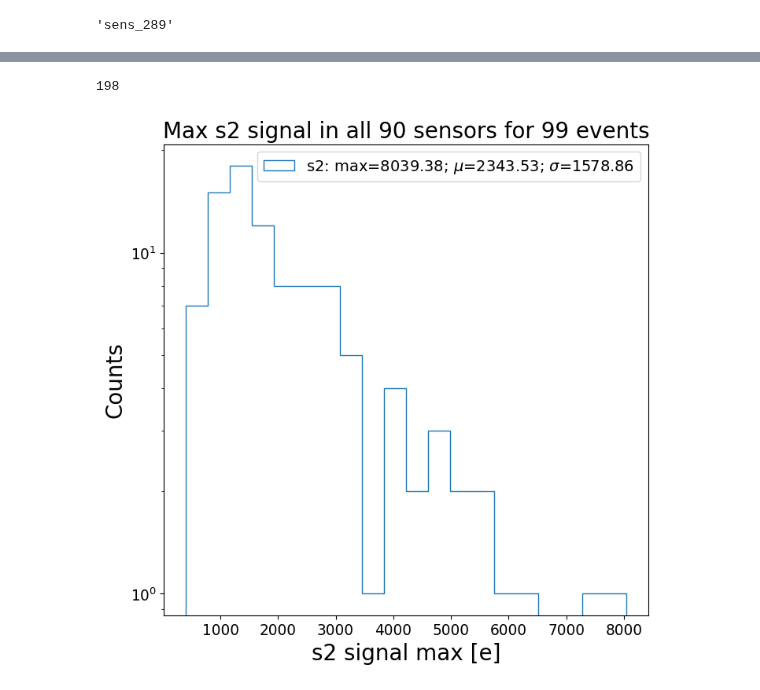
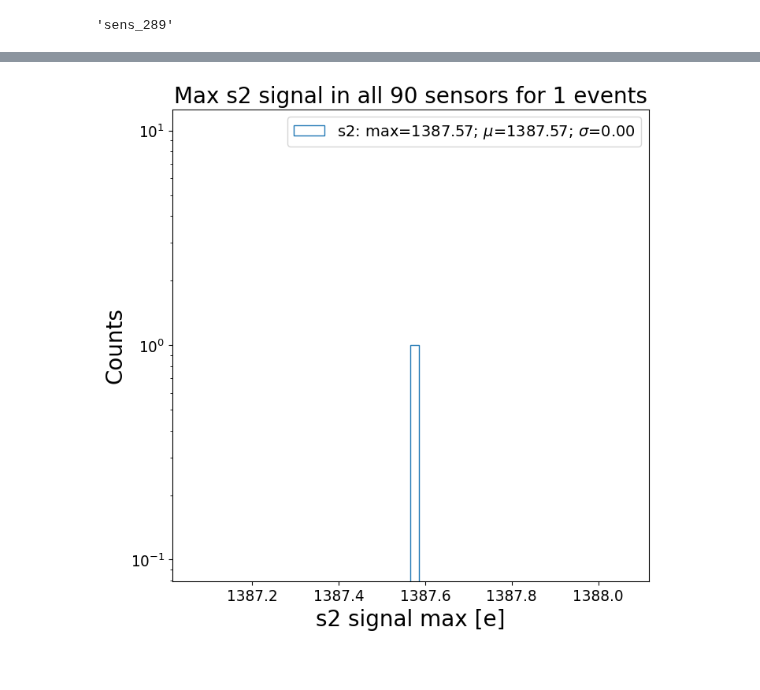
Before and after one commit to mariandbt/python, a Jupyter notebook: notebooks/20231228_NEXT100_offlineS2hists.ipynb, the cells around one changed output, grey strips where cells are left out. Saved outputs shown, nothing was run; the diff lists cells and outputs as text; code cells hidden in the pictures.

```diff
--- a/notebooks/20231228_NEXT100_offlineS2hists.ipynb
+++ b/notebooks/20231228_NEXT100_offlineS2hists.ipynb
@@ -94,9 +96,10 @@ path = path + '/20231025_NEXT100_full_mapping'
 # filename = os.path.join(path, "20231215_bb0nu_s2_signal.h5")
 # filename = os.path.join(path, "20231218_bb0nu_s2_signal.h5")
 # filename = os.path.join(path, "20231220_bb0nu_100ev_s2_signal.h5")
-filename = os.path.join(path, "20231226_bb0nu_100ev_s2_signal.h5")
+# filename = os.path.join(path, "20231226_bb0nu_100ev_s2_signal.h5")
 # filename = os.path.join(path, "20240109_bb0nu_100ev_s2_signal.h5")
 # filename = os.path.join(path, "20240113_bb0nu_200ev_s2_signal.h5")
+filename = os.path.join(path, "20240122_bb0nu_1fullev_s2_signal.h5")
 # %%
 with tb.open_file(filename) as file:
     print(file)
@@ -251,41 +465,39 @@ s2_waveform(55, 255)
 # %%
 len(h5py.File(filename, 'r').keys())
-# %% [output]
-198
 # %%
 # s2 = np.array(list(s2_max_dict.values()))
 s2 = np.array(list(full_s2_max_dict.values()))
 
 n_events = np.shape(s2)[0]
 # n_events = np.shape(s2)[1]
 n_sensors = 90
 
 # s2 = np.concatenate(s2)
 
 fig, ax = plt.subplots(nrows = 1, ncols = 1, figsize=(7,7), constrained_layout=True)
 
 bin_width = 1 # [e]
-n_bins = 20
+n_bins = 50
 # binin = np.arange(s2.min() - bin_width, s2.max() + 2*bin_width, bin_width)
 binin = n_bins
 
 font_size = 20
 
 events, bins, bars = ax.hist(s2, binin,
                              density=False,
                              label='s2: max=%.2f; $\mu$=%.2f; $\sigma$=%.2f'%(s2.max(), s2.mean(), s2.std()),
                              histtype='step')
 
 ax.set_title(f'Max s2 signal in all {n_sensors} sensors for {n_events} events', fontsize = font_size);
 ax.set_xlabel('s2 signal max [e]', fontsize = font_size);
 ax.set_ylabel('Counts', fontsize = font_size);
 ax.set_yscale('log')
 
 ax.legend(fontsize=0.7*font_size, loc='best')
 
 ax.tick_params(axis='both', labelsize = font_size*2/3)
 # %% [output]
-[figure, old version]
+[figure, new version]
 # %%
 fig, ax = plt.subplots(nrows = 1, ncols = 1, figsize=(15,10), constrained_layout=True)
 
```
Also changed, not shown: parts of 25 cells of this notebook, 2 other files.
